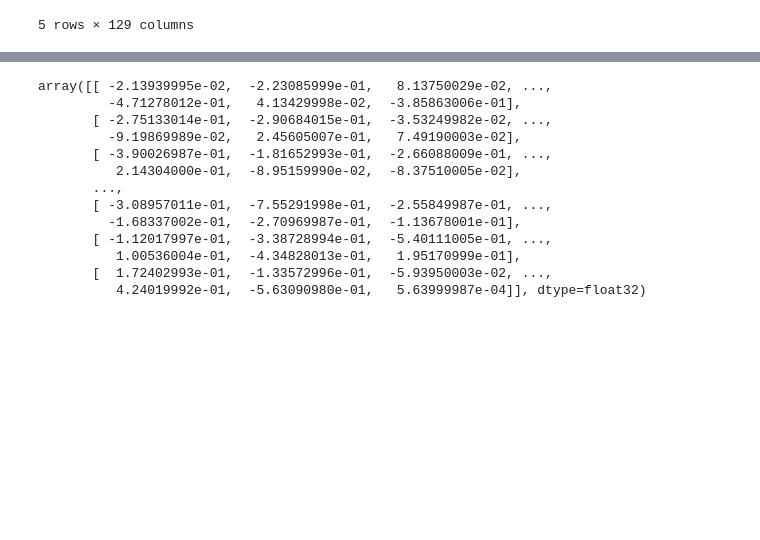
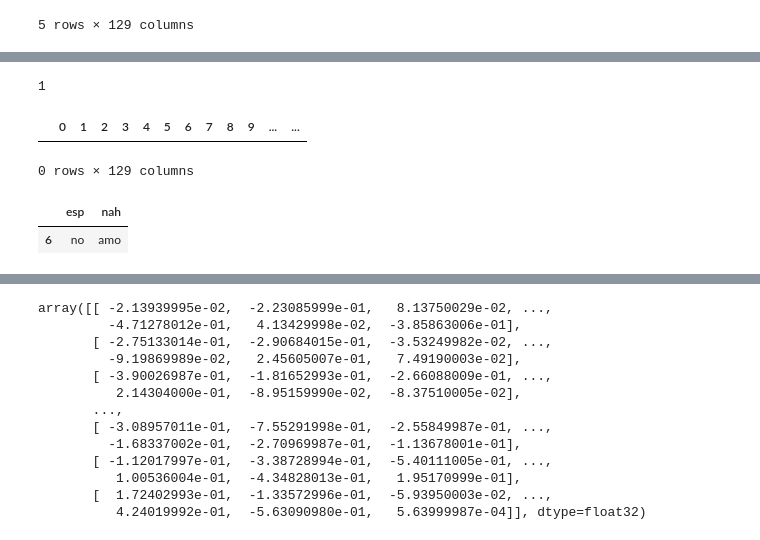
Before and after one commit to jolivaresc/TSTL, a Jupyter notebook: prototypes/Prototype.ipynb, the cells around one changed output, grey strips where cells are left out. Drawn from its saved outputs; the diff is of its cells as text; code cells hidden in the pictures; blank space fills up the shorter version.

```diff
--- a/prototypes/Prototype.ipynb
+++ b/prototypes/Prototype.ipynb
@@ -37,0 +116,14 @@ na.head()
+# %%
+(es[es[0] == "vender"].index.get_values()).__len__()
+# %% [output]
+1
+# %%
+es[es[0] == "no"]
+# %% [output]
+|  | 0 | 1 | 2 | 3 | 4 | 5 | 6 | 7 | 8 | 9 | ... | ... |
+0 rows × 129 columns
+# %%
+lexiconsemilla[lexiconsemilla["esp"] == "no"]
+# %% [output]
+|  | esp | nah |
+| 6 | no | amo |
```
Also changed, not shown: parts of 10 cells of this notebook.
